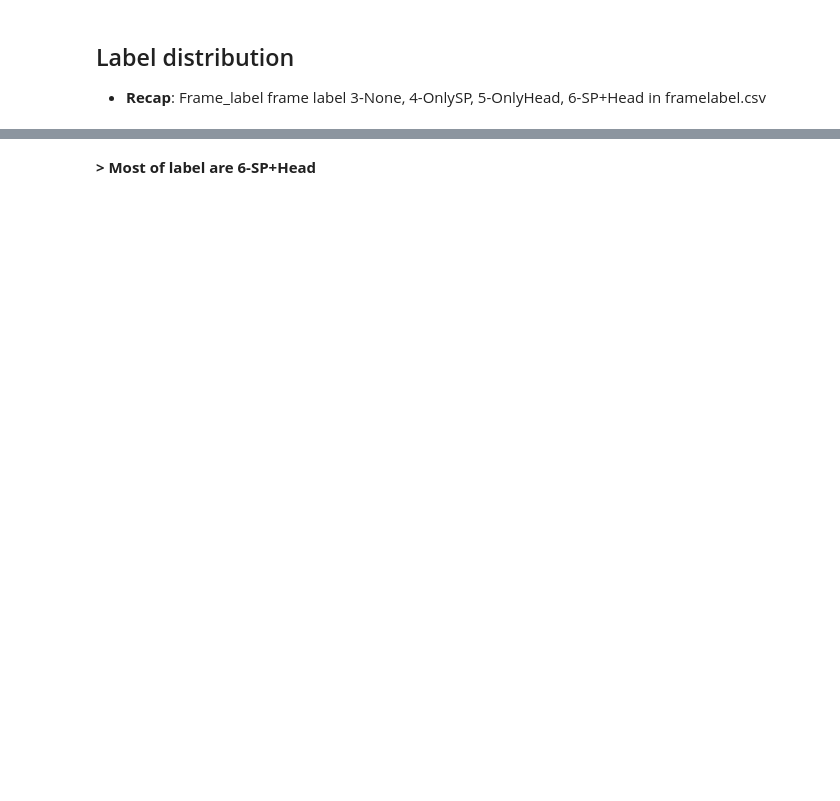
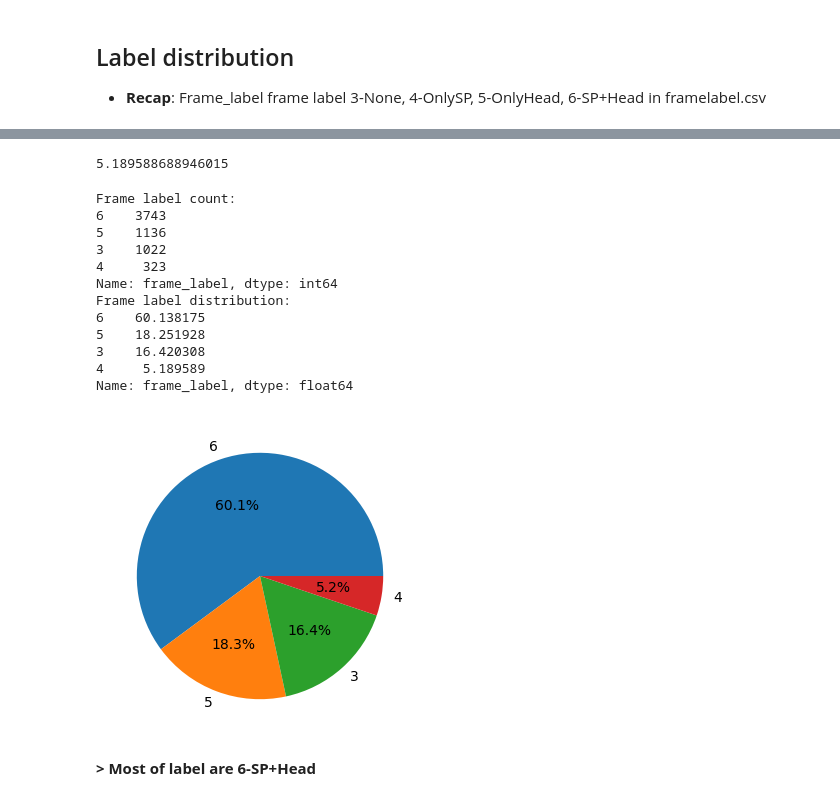
Before and after one commit to lamld203844/Biomedical-Segmentation, a Jupyter notebook: EDA.ipynb, the cells around one changed output, grey strips where cells are left out. Drawn from its saved outputs; the diff is of its cells as text; code cells hidden in the pictures; blank space fills up the shorter version.

```diff
--- a/EDA.ipynb
+++ b/EDA.ipynb
@@ -199,16 +171,34 @@ df
+# %%
+label_percentages[3]
+# %% [output]
+5.189588688946015
 # %%
 # Analyze frame label distribution across all videos
 label_counts = df["frame_label"].value_counts()
 label_percentages = (label_counts / len(df)) * 100
 
 print("Frame label count:")
 print(label_counts)
 print("Frame label distribution:")
 print(label_percentages)
 
 # Plot pie chart using seaborn
 plt.figure(figsize=(4, 4))
-plt.pie(label_counts, labels = label_counts.index)
+plt.pie(label_counts, labels = label_counts.index, autopct='%1.1f%%')
 plt.show()
+# %% [output]
+Frame label count:
+6    3743
+5    1136
+3    1022
+4     323
+Name: frame_label, dtype: int64
+Frame label distribution:
+6    60.138175
+5    18.251928
+3    16.420308
+4     5.189589
+Name: frame_label, dtype: float64
+[figure, added]
 # %% [markdown]
 **> Most of label are 6-SP+Head**
```
Also changed, not shown: parts of 15 cells of this notebook.
